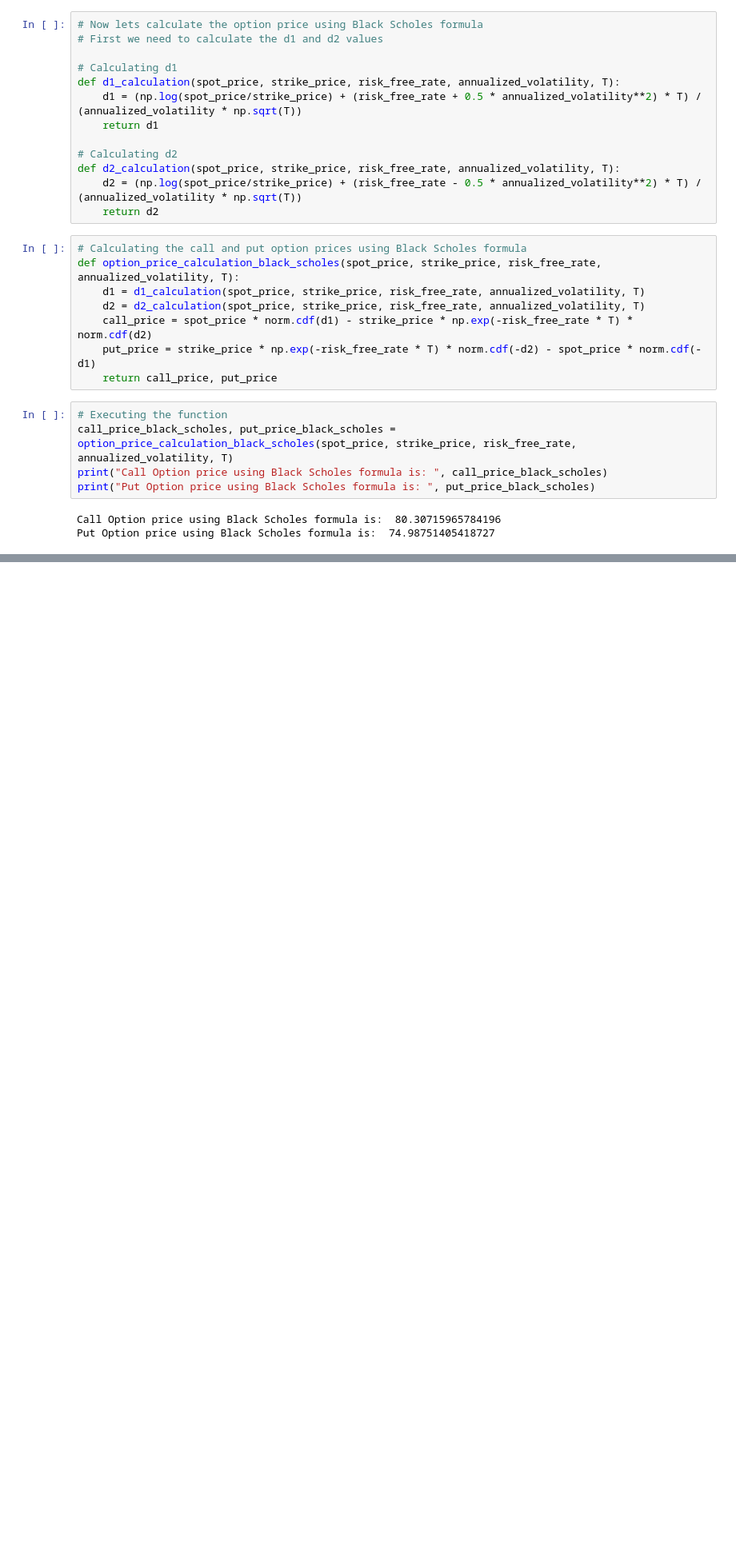
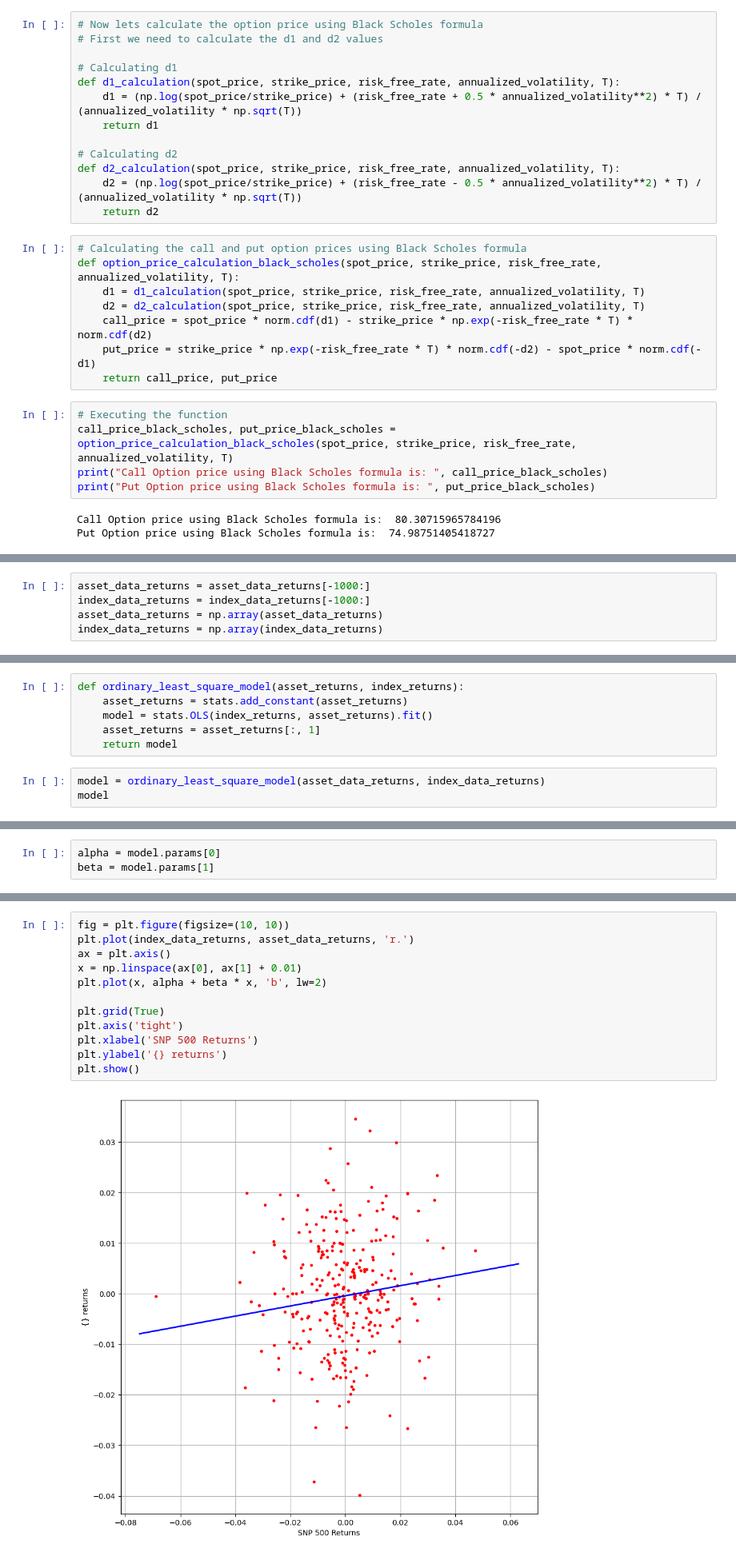
Before and after one commit to ayushavi1/Options-Pricing, a Jupyter notebook: european_options.ipynb, the cells around one changed output, grey strips where cells are left out. Shown at 80% size. Drawn from its saved outputs; the diff is of its cells as text; blank space fills up the shorter version.

```diff
--- a/european_options.ipynb
+++ b/european_options.ipynb
@@ -332 +212,6 @@ array([1064.8 , 1054.6 , 1054.4 , 1052.05, 1060.95, 1060.8 , 1048.6 ,
+# %%
+asset_data_returns = asset_data_returns[-1000:]
+index_data_returns = index_data_returns[-1000:]
+asset_data_returns = np.array(asset_data_returns)
+index_data_returns = np.array(index_data_returns)
 # %%
@@ -335,0 +225,9 @@ yo2.shape
+# %%
+def ordinary_least_square_model(asset_returns, index_returns):
+    asset_returns = stats.add_constant(asset_returns)
+    model = stats.OLS(index_returns, asset_returns).fit()
+    asset_returns = asset_returns[:, 1]
+    return model
+# %%
+model = ordinary_least_square_model(asset_data_returns, index_data_returns)
+model
@@ -335,0 +236,3 @@ yo2.shape
+# %%
+alpha = model.params[0]
+beta = model.params[1]
@@ -335,0 +245,14 @@ yo2.shape
+# %%
+fig = plt.figure(figsize=(10, 10))
+plt.plot(index_data_returns, asset_data_returns, 'r.')
+ax = plt.axis()
+x = np.linspace(ax[0], ax[1] + 0.01)
+plt.plot(x, alpha + beta * x, 'b', lw=2)
+
+plt.grid(True)
+plt.axis('tight')
+plt.xlabel('SNP 500 Returns')
+plt.ylabel('{} returns')
+plt.show()
+# %% [output]
+[figure, added]
```
Also changed, not shown: parts of 29 cells of this notebook, 3 other files.
